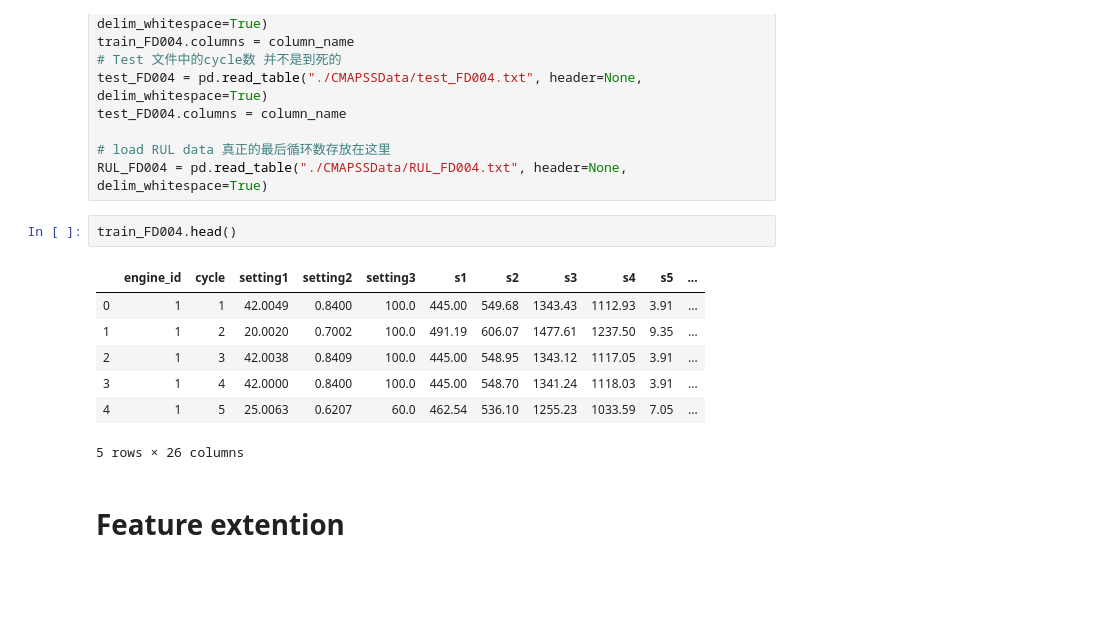
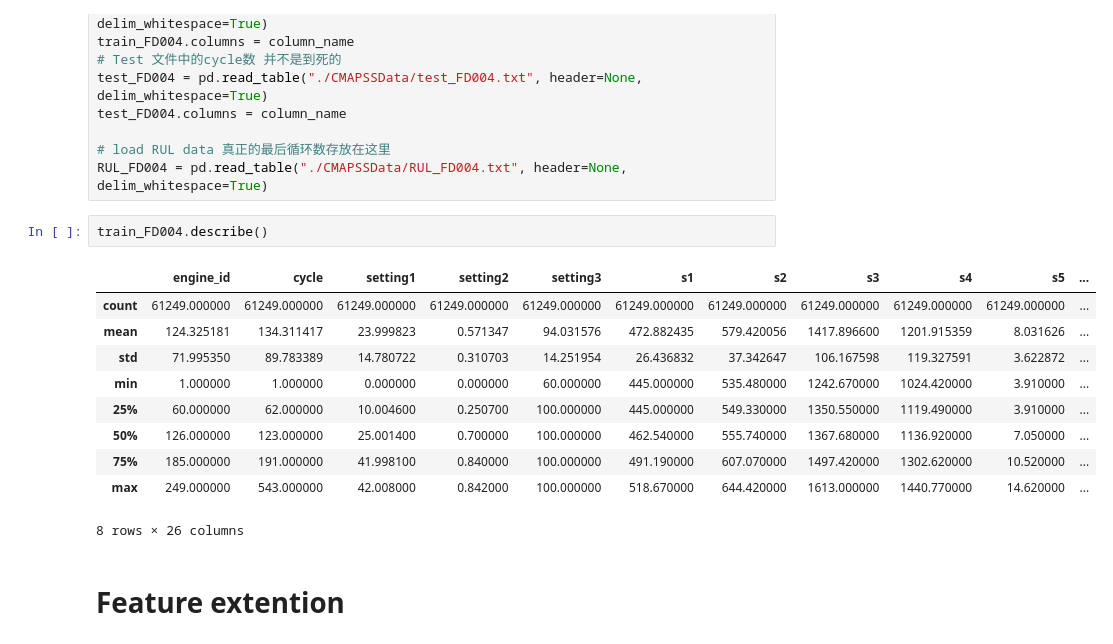
Before and after one commit to gaoyuting21/gaoyuting, a Jupyter notebook: FD004.ipynb, the cells around one changed output. Cells and saved outputs as stored; diff of their text form; blank space fills up the shorter version.

```diff
--- a/FD004.ipynb
+++ b/FD004.ipynb
@@ -24,15 +24,18 @@ test_FD004.columns = column_name
 # load RUL data 真正的最后循环数存放在这里
 RUL_FD004 = pd.read_table("./CMAPSSData/RUL_FD004.txt", header=None, delim_whitespace=True)
 # %%
-train_FD004.head()
+train_FD004.describe()
 # %% [output]
 |  | engine_id | cycle | setting1 | setting2 | setting3 | s1 | s2 | s3 | s4 | s5 | ... |
-| 0 | 1 | 1 | 42.0049 | 0.8400 | 100.0 | 445.00 | 549.68 | 1343.43 | 1112.93 | 3.91 | ... |
-| 1 | 1 | 2 | 20.0020 | 0.7002 | 100.0 | 491.19 | 606.07 | 1477.61 | 1237.50 | 9.35 | ... |
-| 2 | 1 | 3 | 42.0038 | 0.8409 | 100.0 | 445.00 | 548.95 | 1343.12 | 1117.05 | 3.91 | ... |
-| 3 | 1 | 4 | 42.0000 | 0.8400 | 100.0 | 445.00 | 548.70 | 1341.24 | 1118.03 | 3.91 | ... |
-| 4 | 1 | 5 | 25.0063 | 0.6207 | 60.0 | 462.54 | 536.10 | 1255.23 | 1033.59 | 7.05 | ... |
+| count | 61249.000000 | 61249.000000 | 61249.000000 | 61249.000000 | 61249.000000 | 61249.000000 | 61249.000000 | 61249.000000 | 61249.000000 | 61249.000000 | ... |
+| mean | 124.325181 | 134.311417 | 23.999823 | 0.571347 | 94.031576 | 472.882435 | 579.420056 | 1417.896600 | 1201.915359 | 8.031626 | ... |
+| std | 71.995350 | 89.783389 | 14.780722 | 0.310703 | 14.251954 | 26.436832 | 37.342647 | 106.167598 | 119.327591 | 3.622872 | ... |
+| min | 1.000000 | 1.000000 | 0.000000 | 0.000000 | 60.000000 | 445.000000 | 535.480000 | 1242.670000 | 1024.420000 | 3.910000 | ... |
+| 25% | 60.000000 | 62.000000 | 10.004600 | 0.250700 | 100.000000 | 445.000000 | 549.330000 | 1350.550000 | 1119.490000 | 3.910000 | ... |
+| 50% | 126.000000 | 123.000000 | 25.001400 | 0.700000 | 100.000000 | 462.540000 | 555.740000 | 1367.680000 | 1136.920000 | 7.050000 | ... |
+| 75% | 185.000000 | 191.000000 | 41.998100 | 0.840000 | 100.000000 | 491.190000 | 607.070000 | 1497.420000 | 1302.620000 | 10.520000 | ... |
+| max | 249.000000 | 543.000000 | 42.008000 | 0.842000 | 100.000000 | 518.670000 | 644.420000 | 1613.000000 | 1440.770000 | 14.620000 | ... |
-5 rows × 26 columns
+8 rows × 26 columns
 # %% [markdown]
 # Feature extention
 # %% [markdown]
```
Also changed, not shown: parts of 19 cells of this notebook.
